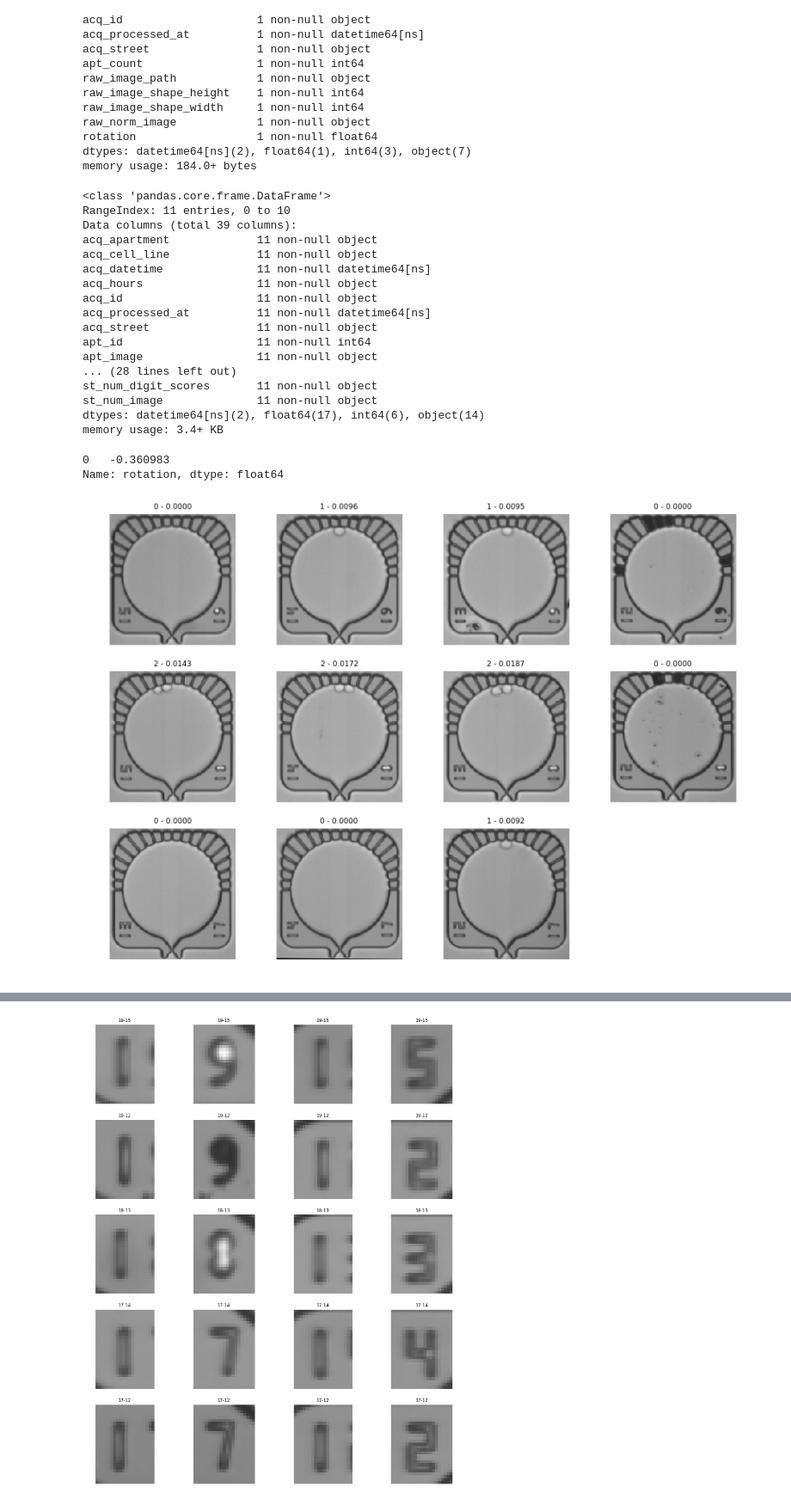
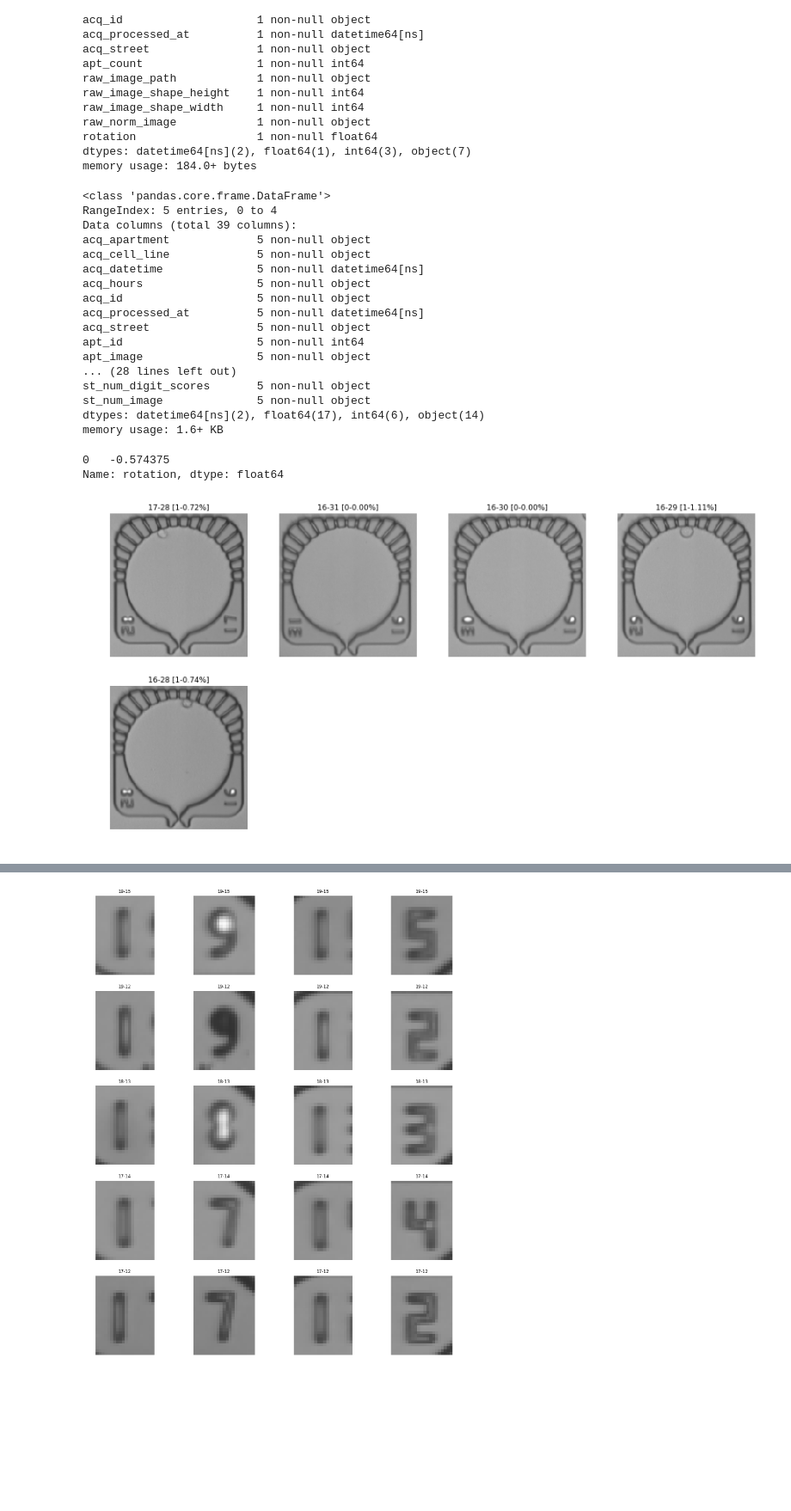
Before and after one commit to hammerlab/SmartCount, a Jupyter notebook: python/notebook/debugging/cytometry_exp_G01.ipynb, the cells around one changed output, grey strips where cells are left out. Shown at 86% size. Drawn from its saved outputs; the diff is of its cells as text; code cells hidden in the pictures; blank space fills up the shorter version.

```diff
--- a/python/notebook/debugging/cytometry_exp_G01.ipynb
+++ b/python/notebook/debugging/cytometry_exp_G01.ipynb
@@ -38,7 +38,7 @@ config.parse_path('data/2018.02.17 G1 35 K562 Test 2 17 hr 201802171700/BF_16X_S
 output_dir = '/tmp/test'
 if osp.exists(output_dir):
     !rm -rf /tmp/test/*
-cytometer = cytometry.Cytometer(config, output_dir)
+cytometer = cytometry.Cytometer(config, output_dir, cell_detection_threshold=.7)
 # %%
 cytometer.initialize()
 # %% [output]
@@ -114,33 +116,33 @@ memory usage: 184.0+ bytes
 apt_data.info()
 # %% [output]
 <class 'pandas.core.frame.DataFrame'>
-RangeIndex: 11 entries, 0 to 10
+RangeIndex: 5 entries, 0 to 4
 Data columns (total 39 columns):
-acq_apartment             11 non-null object
-acq_cell_line             11 non-null object
-acq_datetime              11 non-null datetime64[ns]
-acq_hours                 11 non-null object
-acq_id                    11 non-null object
-acq_processed_at          11 non-null datetime64[ns]
-acq_street                11 non-null object
-apt_id                    11 non-null int64
-apt_image                 11 non-null object
+acq_apartment             5 non-null object
+acq_cell_line             5 non-null object
+acq_datetime              5 non-null datetime64[ns]
+acq_hours                 5 non-null object
+acq_id                    5 non-null object
+acq_processed_at          5 non-null datetime64[ns]
+acq_street                5 non-null object
+apt_id                    5 non-null int64
+apt_image                 5 non-null object
 ... (28 lines left out)
-st_num_digit_scores       11 non-null object
-st_num_image              11 non-null object
+st_num_digit_scores       5 non-null object
+st_num_image              5 non-null object
 dtypes: datetime64[ns](2), float64(17), int64(6), object(14)
-memory usage: 3.4+ KB
+memory usage: 1.6+ KB
 # %%
 acq_data.rotation
 # %% [output]
-0   -0.360983
+0   -0.574375
 Name: rotation, dtype: float64
 # %%
 #plt.imshow(acq_data.raw_norm_image.iloc[0])
 # %%
 from cvutils.visualize import display_images
 display_images(apt_data['apt_image'], titles=[
-    '{} - {:.4f}'.format(r['cell_count'], r['occupancy_chamber']) for _, r in apt_data.iterrows()
+    '{}-{} [{}-{:.2%}]'.format(r['apt_num'], r['st_num'], r['cell_count'], r['occupancy_chamber']) for _, r in apt_data.iterrows()
 ])
 # %% [output]
-[figure, old version]
+[figure, new version]
```
Also changed, not shown: parts of 7 cells of this notebook, 4 other files.
